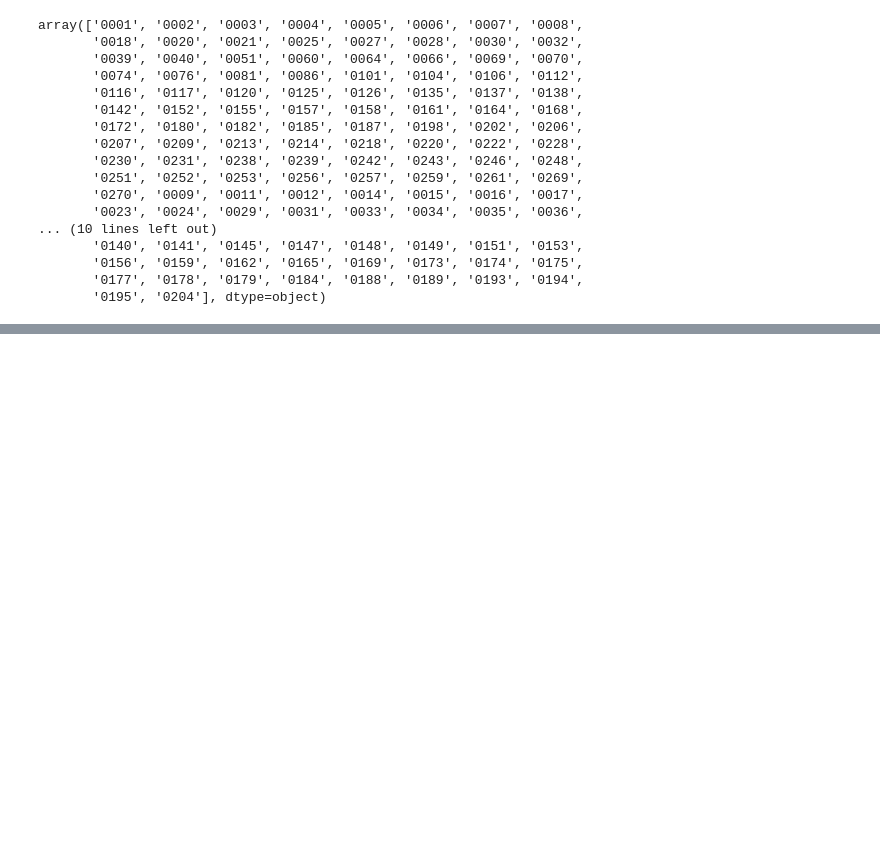
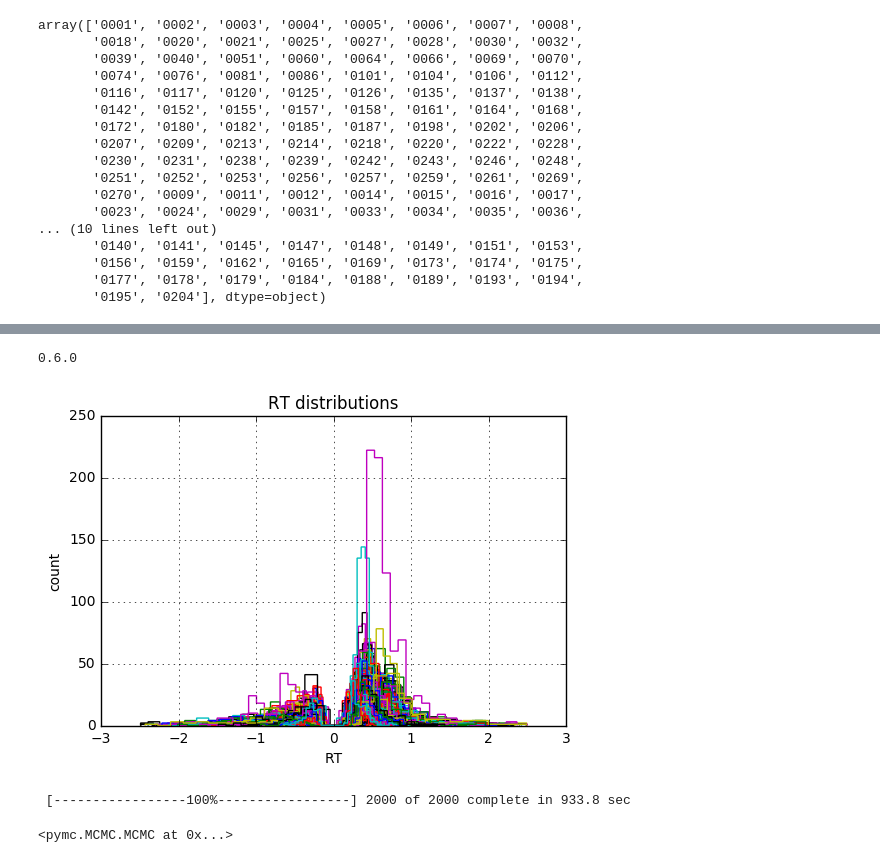
Before and after one commit to vlawlor/EMBARC-PRT, a Jupyter notebook: PRT_Prettier.ipynb, the cells around one changed output, grey strips where cells are left out. Drawn from its saved outputs; the diff is of its cells as text; code cells hidden in the pictures; blank space fills up the shorter version.

Commit message:
starting ddm stuff

```diff
--- a/PRT_Prettier.ipynb
+++ b/PRT_Prettier.ipynb
@@ -240,0 +261,7 @@ df_all.to_csv('embarc_combined_' + today+'.csv')
+# %%
+data = hddm.load_csv('embarc_compact_' + today+'.csv')
+
+# rt needs to be in seconds in order to fit to a model
+data['rt'] = data['rt'] / 1000
+
+data #looks good
@@ -240,0 +287,16 @@ df_all.to_csv('embarc_combined_' + today+'.csv')
+# %%
+print (hddm.__version__)
+# %% [output]
+0.6.0
+# %%
+#flip error RTs so they become negative
+data = hddm.utils.flip_errors(data)
+
+#plot the RTs and save them
+fig = plt.figure()
+ax = fig.add_subplot(111, xlabel='RT', ylabel='count', title='RT distributions')
+for i, subj_data in data.groupby('subj_idx'):
+    subj_data.rt.hist(bins=30, histtype='step', ax=ax)
+plt.savefig('RT_dist.pdf')
+# %% [output]
+[figure, added]
@@ -240,0 +306,9 @@ df_all.to_csv('embarc_combined_' + today+'.csv')
+# %%
+# this part has to do with Markov-Chain Monte Carlo (MCMC; https://en.wikipedia.org/wiki/Markov_chain_Monte_Carlo)
+# it seems like MCMC gets the distribution of the posterior probababilities, which seem like
+#
+m.find_starting_values()
+m.sample(2000, burn=20)
+# %% [output]
+ [-----------------100%-----------------] 2000 of 2000 complete in 933.8 sec
+<pymc.MCMC.MCMC at 0x...>
```
Also changed, not shown: parts of 13 cells of this notebook.
